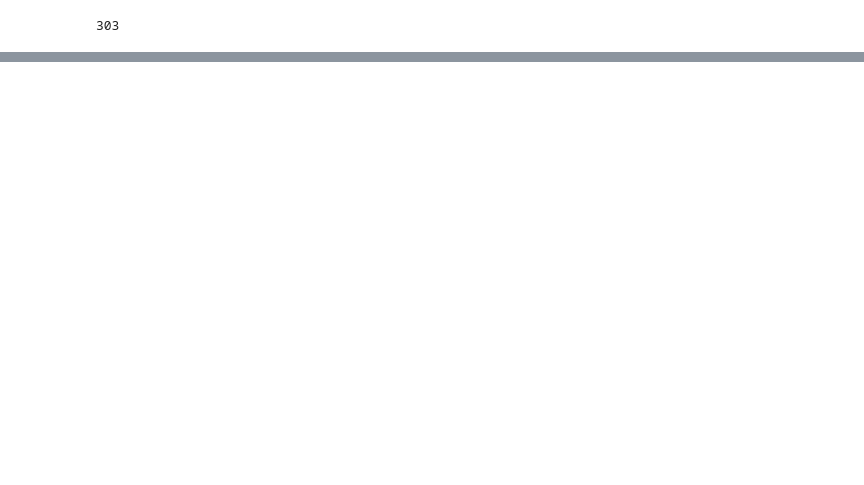
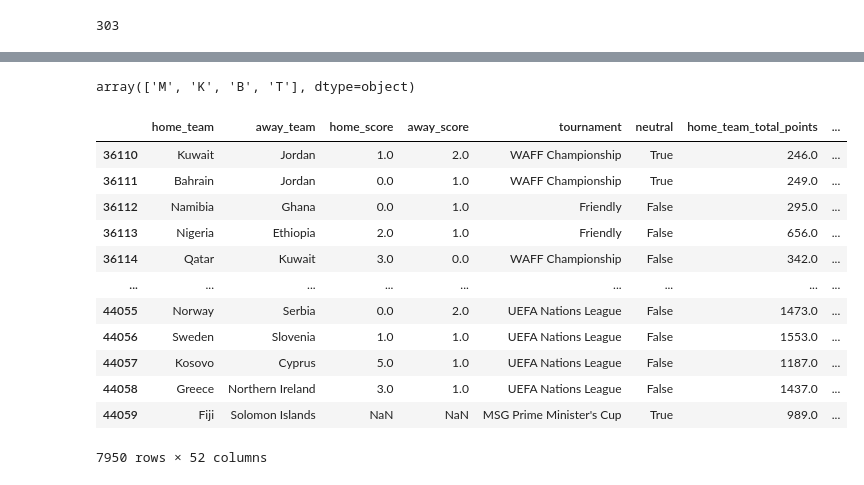
Before and after one commit to 2022-FIFA-World-Cup-Qatar-BigData/data, a Jupyter notebook: FIFA_input_dataframe.ipynb, the cells around one changed output, grey strips where cells are left out. Drawn from its saved outputs; the diff is of its cells as text; code cells hidden in the pictures; blank space fills up the shorter version.

Commit message:
최종 dataset

```diff
--- a/FIFA_input_dataframe.ipynb
+++ b/FIFA_input_dataframe.ipynb
@@ -243,0 +156,41 @@ player 데이터 합치기
+# %%
+# value
+# home team
+# 수비수 4명
+for i in range(1, 5):
+  col = 'home_B'+str(i)+'_value'
+  dataset[col] = np.nan
+
+# 미드필더 4명
+for i in range(1, 5):
+  col = 'home_M'+str(i)+'_value'
+  dataset[col] = np.nan
+
+# 공격수 2명
+for i in range(1, 3):
+  col = 'home_T'+str(i)+'_value'
+  dataset[col] = np.nan
+
+# 골키퍼 1명
+col = 'home_K1_value'
+dataset[col] = np.nan
+# %%
+# away team
+# 수비수 4명
+for i in range(1, 5):
+  col = 'away_B'+str(i)+'_value'
+  dataset[col] = np.nan
+
+# 미드필더 4명
+for i in range(1, 5):
+  col = 'away_M'+str(i)+'_value'
+  dataset[col] = np.nan
+
+# 공격수 2명
+for i in range(1, 3):
+  col = 'away_T'+str(i)+'_value'
+  dataset[col] = np.nan
+
+# 골키퍼 1명
+col = 'away_K1_value'
+dataset[col] = np.nan
@@ -243,0 +545,20 @@ player 데이터 합치기
+# %%
+df_player['Model_Position'].unique()
+# %% [output]
+array(['M', 'K', 'B', 'T'], dtype=object)
+# %%
+dataset.drop(['date', 'country', 'city', 'year'], axis=1)
+# %% [output]
+|  | home_team | away_team | home_score | away_score | tournament | neutral | home_team_total_points | ... |
+| 36110 | Kuwait | Jordan | 1.0 | 2.0 | WAFF Championship | True | 246.0 | ... |
+| 36111 | Bahrain | Jordan | 0.0 | 1.0 | WAFF Championship | True | 249.0 | ... |
+| 36112 | Namibia | Ghana | 0.0 | 1.0 | Friendly | False | 295.0 | ... |
+| 36113 | Nigeria | Ethiopia | 2.0 | 1.0 | Friendly | False | 656.0 | ... |
+| 36114 | Qatar | Kuwait | 3.0 | 0.0 | WAFF Championship | False | 342.0 | ... |
+| ... | ... | ... | ... | ... | ... | ... | ... | ... |
+| 44055 | Norway | Serbia | 0.0 | 2.0 | UEFA Nations League | False | 1473.0 | ... |
+| 44056 | Sweden | Slovenia | 1.0 | 1.0 | UEFA Nations League | False | 1553.0 | ... |
+| 44057 | Kosovo | Cyprus | 5.0 | 1.0 | UEFA Nations League | False | 1187.0 | ... |
+| 44058 | Greece | Northern Ireland | 3.0 | 1.0 | UEFA Nations League | False | 1437.0 | ... |
+| 44059 | Fiji | Solomon Islands | NaN | NaN | MSG Prime Minister's Cup | True | 989.0 | ... |
+7950 rows × 52 columns
```
Also changed, not shown: parts of 57 cells of this notebook, 2 other files.
